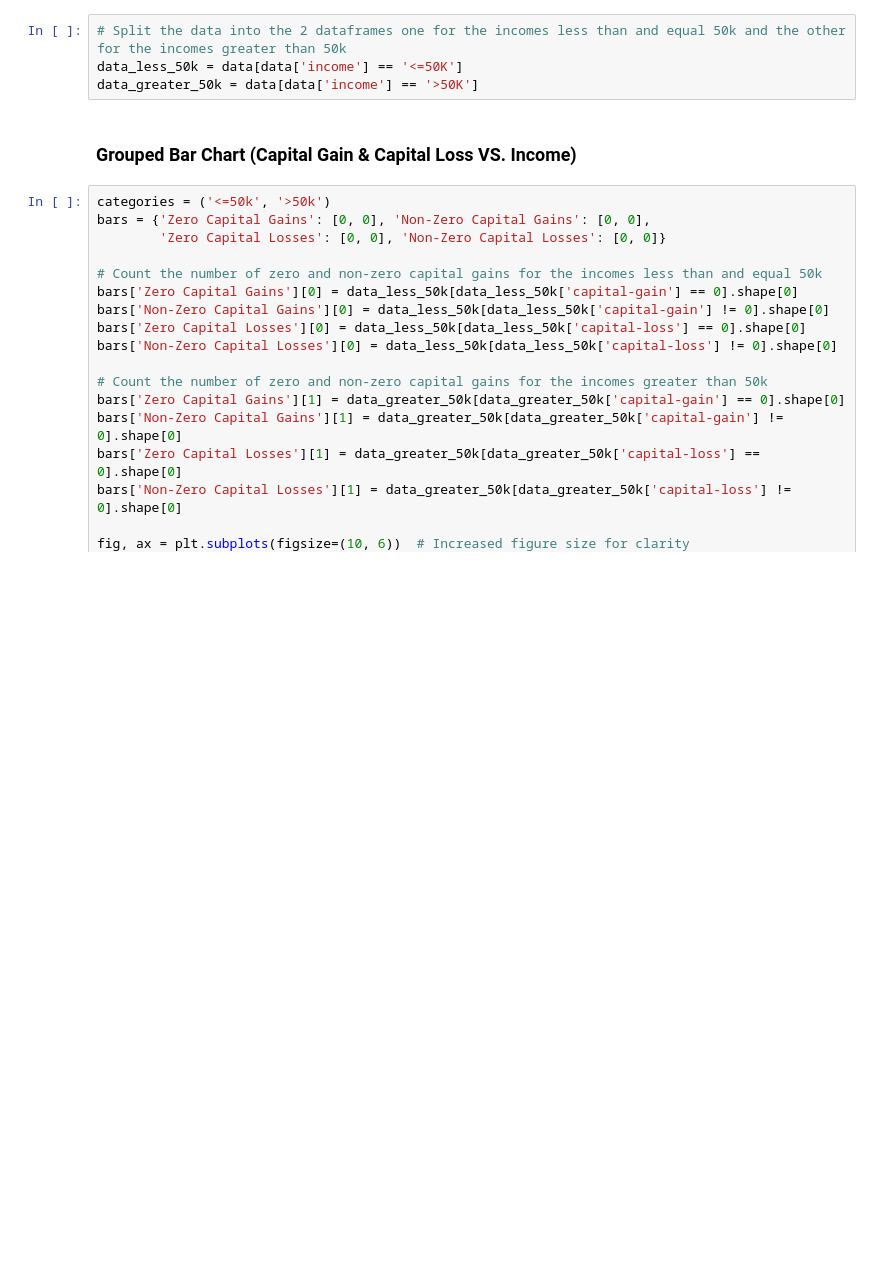
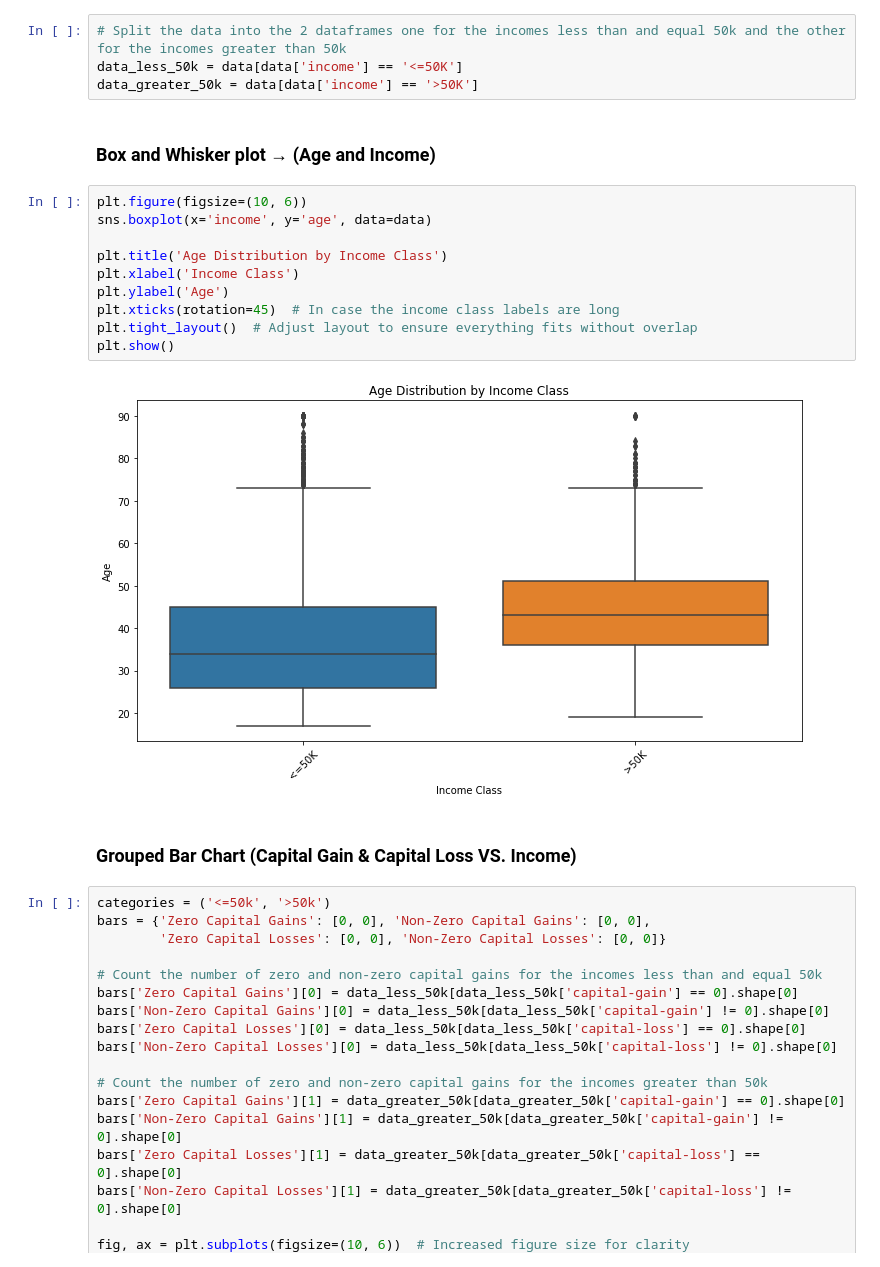
Before and after one commit to Youssef-Serag/CSE-578, a Jupyter notebook: Project/project.ipynb, the cells around one changed output. Saved outputs shown, nothing was run; the diff lists cells and outputs as text; blank space fills up the shorter version.

Commit message:
Completed the project visualizations. I need to clean it up is all

```diff
--- a/Project/project.ipynb
+++ b/Project/project.ipynb
@@ -48,6 +47,20 @@ Parallel Coordinates Plot &#8594; (Education and Income)
 # Split the data into the 2 dataframes one for the incomes less than and equal 50k and the other for the incomes greater than 50k
 data_less_50k = data[data['income'] == '<=50K']
 data_greater_50k = data[data['income'] == '>50K']
+# %% [markdown]
+### Box and Whisker plot &#8594; (Age and Income)
+# %%
+plt.figure(figsize=(10, 6))
+sns.boxplot(x='income', y='age', data=data)
+
+plt.title('Age Distribution by Income Class')
+plt.xlabel('Income Class')
+plt.ylabel('Age')
+plt.xticks(rotation=45)  # In case the income class labels are long
+plt.tight_layout()  # Adjust layout to ensure everything fits without overlap
+plt.show()
+# %% [output]
+[figure, added]
 # %% [markdown]
 ### Grouped Bar Chart (Capital Gain & Capital Loss VS. Income)
 # %%
```
Also changed, not shown: parts of 13 cells of this notebook.
